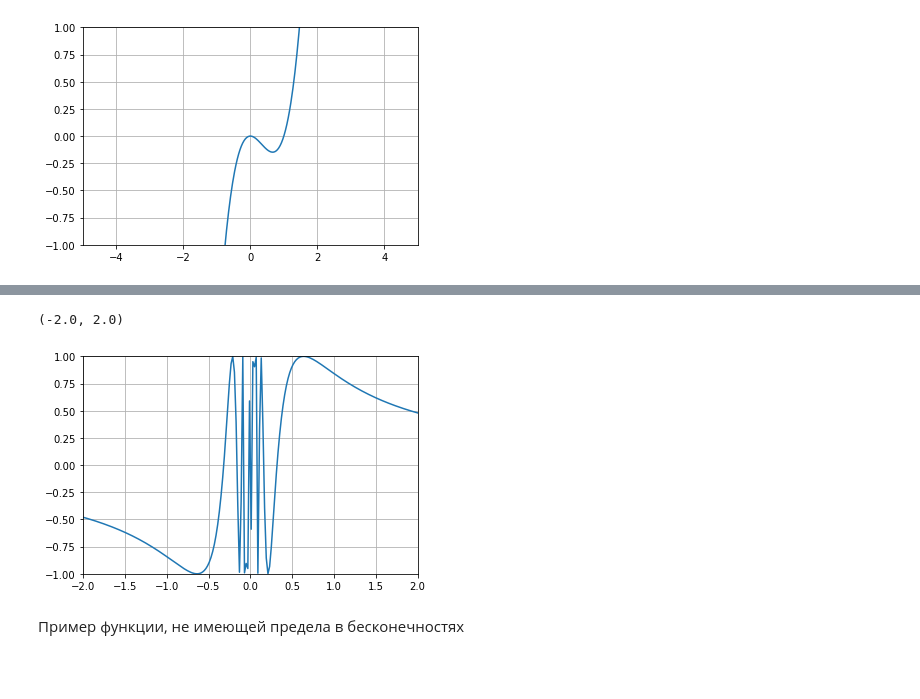
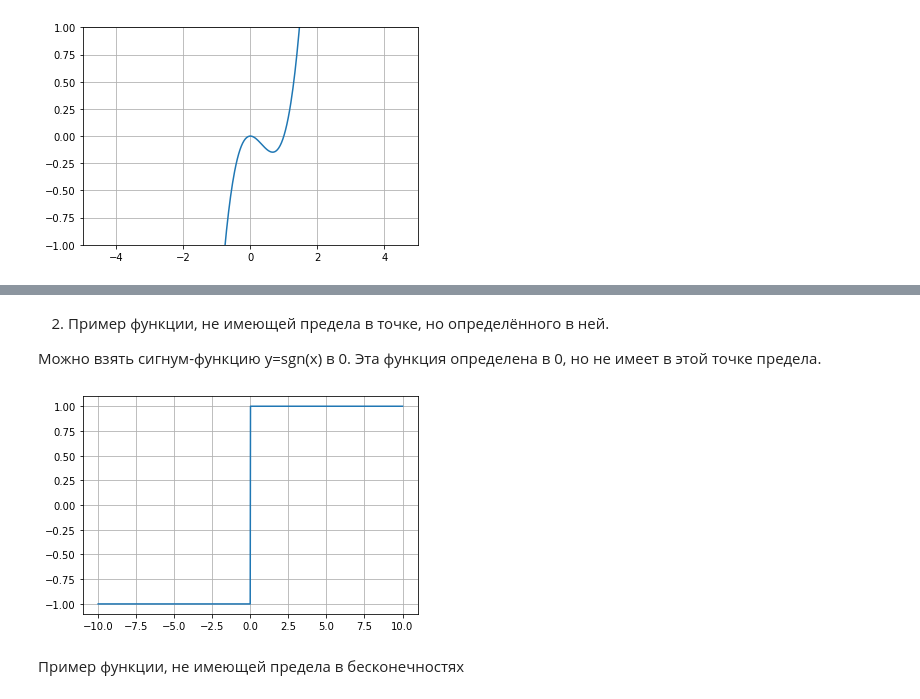
Before and after one commit to AndreiBazhenau/gb, a Jupyter notebook: calculus/hw_2_plots.ipynb, the cells around one changed output, grey strips where cells are left out. Cells and saved outputs as stored; diff of their text form; code cells hidden in the pictures; blank space fills up the shorter version.

```diff
--- a/calculus/hw_2_plots.ipynb
+++ b/calculus/hw_2_plots.ipynb
@@ -36,18 +51,21 @@ xlim(-5,5)
+# %% [markdown]
+2. Пример функции, не имеющей предела в точке, но определённого в ней.
+
+Можно взять сигнум-функцию у=sgn(x) в 0. Эта функция определена в 0, но не имеет в этой точке предела.
 # %%
 import numpy as np
 import matplotlib.pyplot as plt
 from pylab import *
 %matplotlib inline
 
 x = np.linspace(-10, 10, 1000)
-y = sin(1/x)
+y = np.sign(x)
 plt.plot(x, y)
 plt.grid(True)
-ylim(-1, 1)
-xlim(-2,2)
+# ylim(-1, 1)
+# xlim(-2,2)
 # %% [output]
-(-2.0, 2.0)
-[figure, old version]
+[figure, new version]
 # %% [markdown]
 Пример функции, не имеющей предела в бесконечностях
 # %%
```
Also changed, not shown: parts of 3 cells of this notebook.
